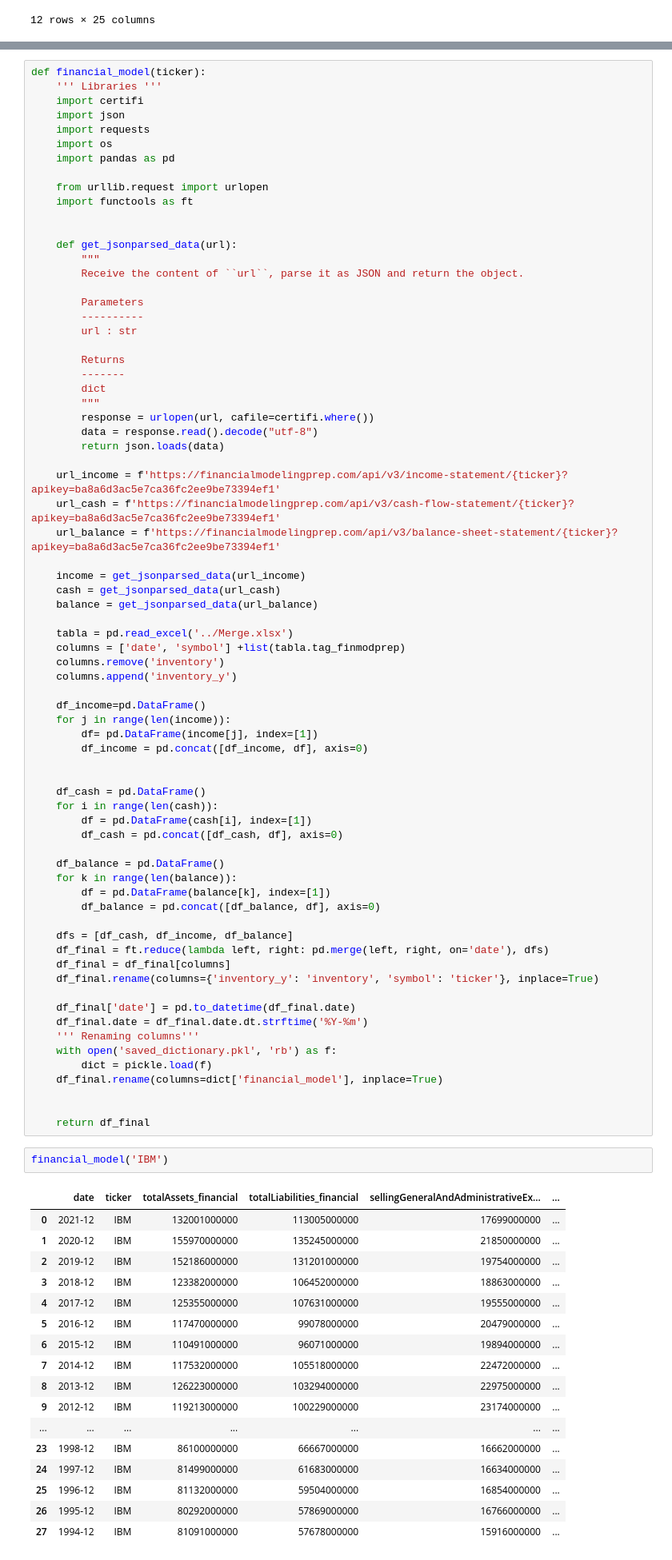
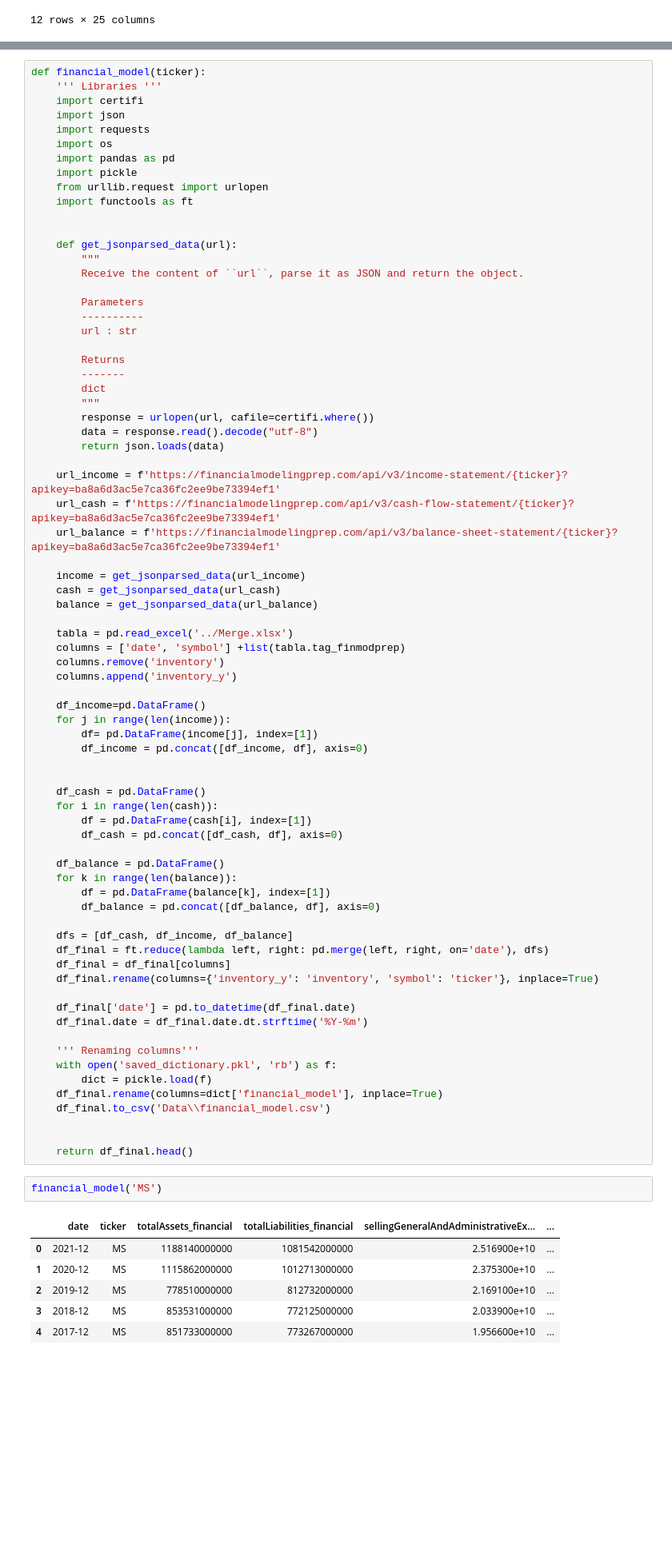
Before and after one commit to Aleengelstajn/Financial-APIs-Comparison-Python, a Jupyter notebook: API_downloads/Merge.ipynb, the cells around one changed output, grey strips where cells are left out. Shown at 80% size. Saved outputs shown, nothing was run; the diff lists cells and outputs as text; blank space fills up the shorter version.

```diff
--- a/API_downloads/Merge.ipynb
+++ b/API_downloads/Merge.ipynb
@@ -394,7 +420,7 @@ def financial_model(ticker):
     import requests
     import os
     import pandas as pd
-
+    import pickle
     from urllib.request import urlopen
     import functools as ft
 
@@ -451,30 +477,21 @@ def financial_model(ticker):
 
     df_final['date'] = pd.to_datetime(df_final.date)
     df_final.date = df_final.date.dt.strftime('%Y-%m')
+
     ''' Renaming columns'''
     with open('saved_dictionary.pkl', 'rb') as f:
         dict = pickle.load(f)
     df_final.rename(columns=dict['financial_model'], inplace=True)
+    df_final.to_csv('Data\\financial_model.csv')
 
 
-    return df_final
+    return df_final.head()
 # %%
-financial_model('IBM')
+financial_model('MS')
 # %% [output]
 |  | date | ticker | totalAssets_financial | totalLiabilities_financial | sellingGeneralAndAdministrativeEx... | ... |
-| 0 | 2021-12 | IBM | 132001000000 | 113005000000 | 17699000000 | ... |
-| 1 | 2020-12 | IBM | 155970000000 | 135245000000 | 21850000000 | ... |
-| 2 | 2019-12 | IBM | 152186000000 | 131201000000 | 19754000000 | ... |
-| 3 | 2018-12 | IBM | 123382000000 | 106452000000 | 18863000000 | ... |
-| 4 | 2017-12 | IBM | 125355000000 | 107631000000 | 19555000000 | ... |
-| 5 | 2016-12 | IBM | 117470000000 | 99078000000 | 20479000000 | ... |
-| 6 | 2015-12 | IBM | 110491000000 | 96071000000 | 19894000000 | ... |
-| 7 | 2014-12 | IBM | 117532000000 | 105518000000 | 22472000000 | ... |
-| 8 | 2013-12 | IBM | 126223000000 | 103294000000 | 22975000000 | ... |
-| 9 | 2012-12 | IBM | 119213000000 | 100229000000 | 23174000000 | ... |
-| ... | ... | ... | ... | ... | ... | ... |
-| 23 | 1998-12 | IBM | 86100000000 | 66667000000 | 16662000000 | ... |
-| 24 | 1997-12 | IBM | 81499000000 | 61683000000 | 16634000000 | ... |
-| 25 | 1996-12 | IBM | 81132000000 | 59504000000 | 16854000000 | ... |
-| 26 | 1995-12 | IBM | 80292000000 | 57869000000 | 16766000000 | ... |
-| 27 | 1994-12 | IBM | 81091000000 | 57678000000 | 15916000000 | ... |
+| 0 | 2021-12 | MS | 1188140000000 | 1081542000000 | 2.516900e+10 | ... |
+| 1 | 2020-12 | MS | 1115862000000 | 1012713000000 | 2.375300e+10 | ... |
+| 2 | 2019-12 | MS | 778510000000 | 812732000000 | 2.169100e+10 | ... |
+| 3 | 2018-12 | MS | 853531000000 | 772125000000 | 2.033900e+10 | ... |
+| 4 | 2017-12 | MS | 851733000000 | 773267000000 | 1.956600e+10 | ... |
```
Also changed, not shown: parts of 30 cells of this notebook, 10 other files.
